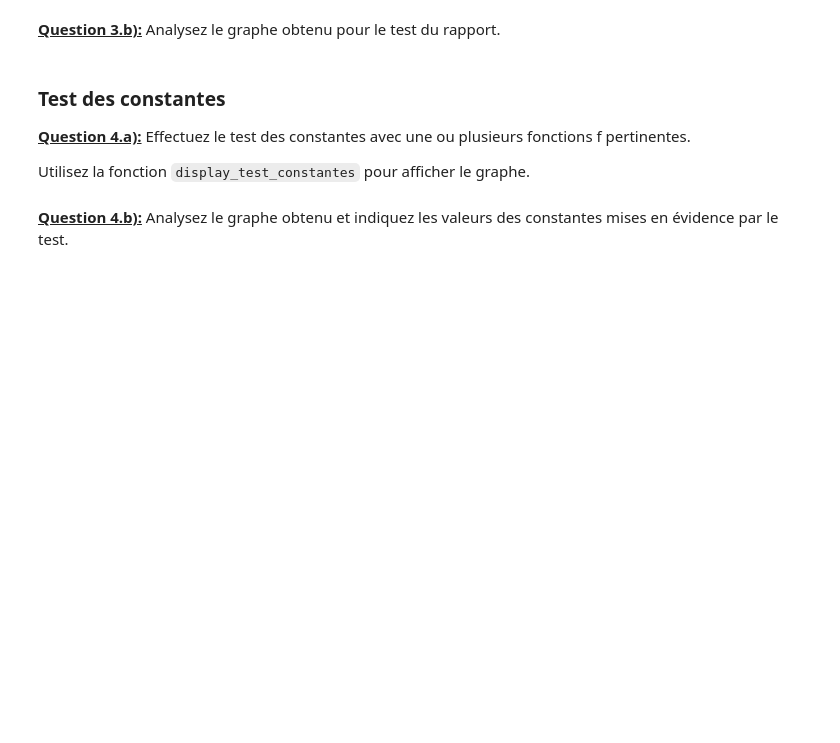
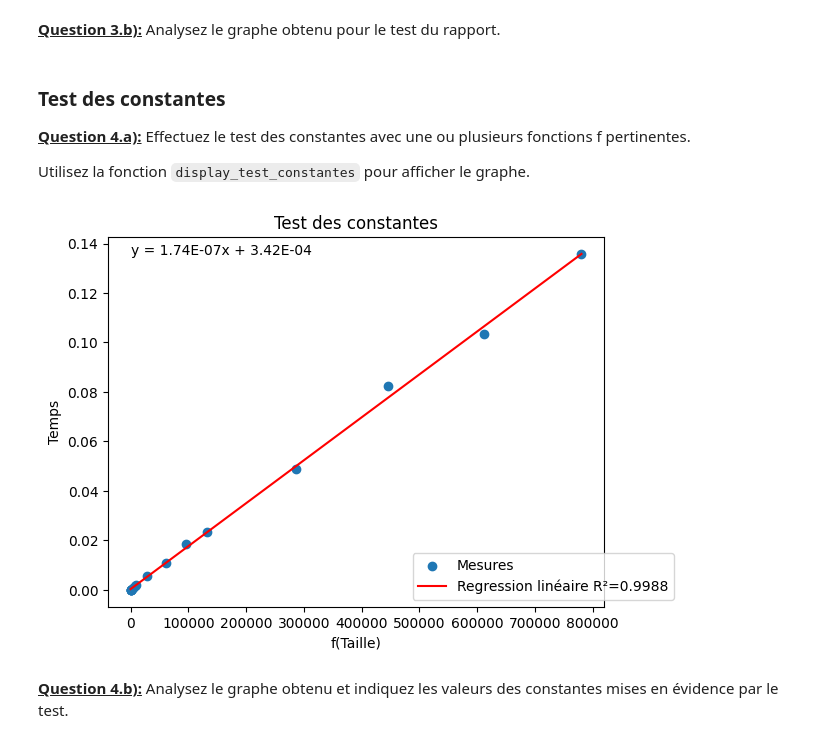
Before and after one commit to Za4khnissi/INF8775, a Jupyter notebook: TP1-H24.ipynb, the cells around one changed output. Drawn from its saved outputs; the diff is of its cells as text; code cells hidden in the pictures; blank space fills up the shorter version.

```diff
--- a/TP1-H24.ipynb
+++ b/TP1-H24.ipynb
@@ -658,9 +705,11 @@ Utilisez la fonction `display_test_constantes` pour afficher le graphe.
 # %%
 # TODO: définissez f judicieusement
 def f(x):
-    return 0
+    return x * math.log(x, 2)
 
 display_test_constantes(values_test_constantes(measures_divide_best_threshold, f))
+# %% [output]
+[figure, added]
 # %% [markdown]
 <u>**Question 4.b):**</u> Analysez le graphe obtenu et indiquez les valeurs des constantes mises en évidence par le test.
 # %% [markdown]
```
Also changed, not shown: parts of 17 cells of this notebook.
